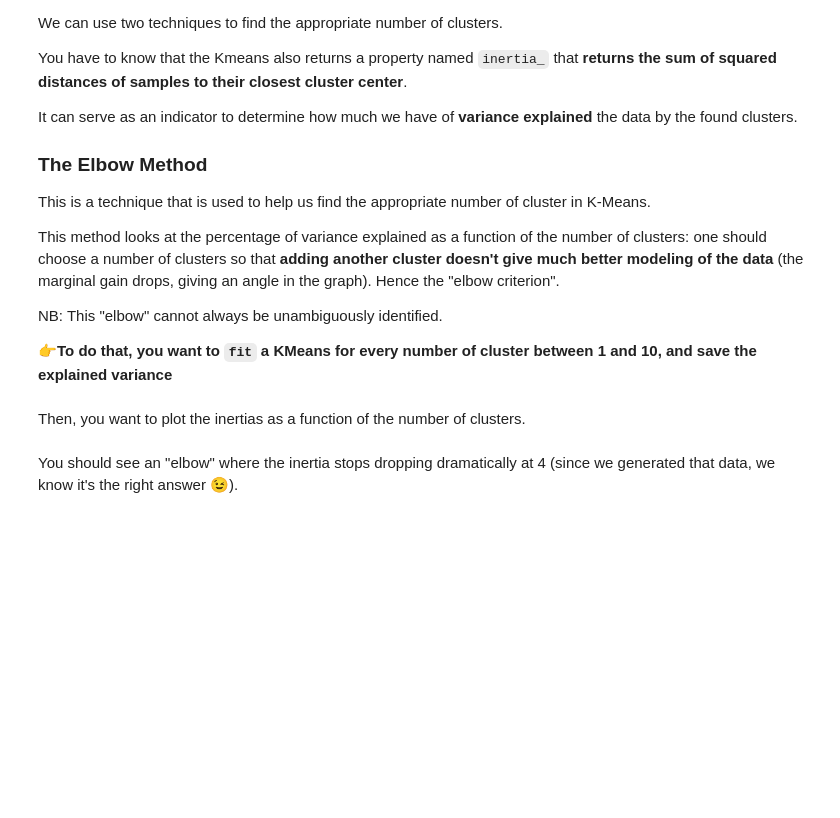
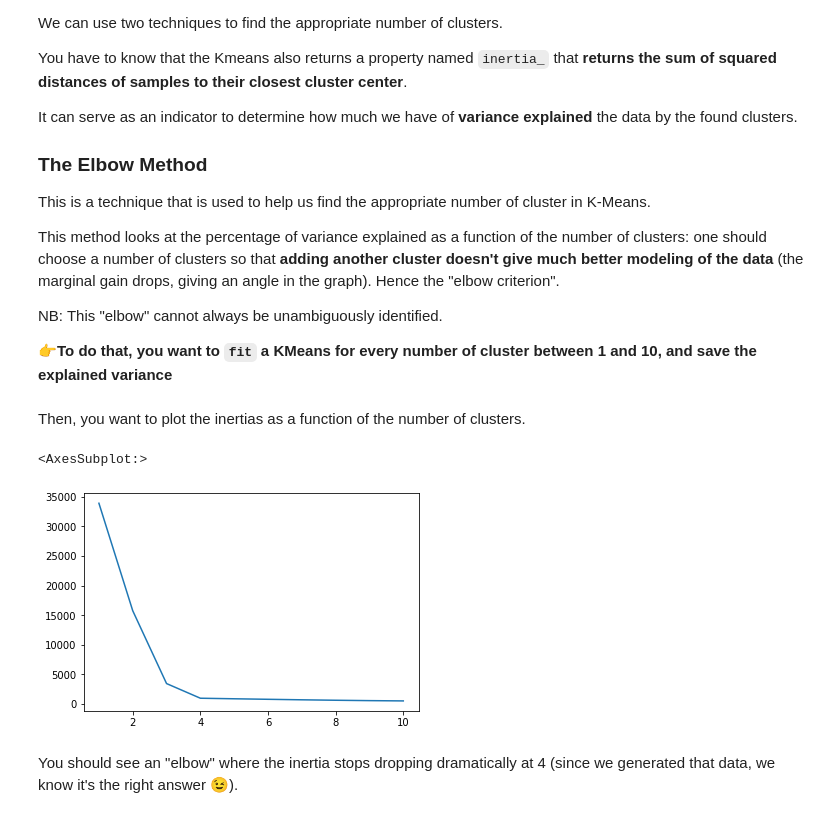
Before and after one commit to moe221/data-challenges-moe, a Jupyter notebook: 05-ML/06-Unsupervised-Learning/01-Image-Compression/warmup_k_means.ipynb, the cells around one changed output. Drawn from its saved outputs; the diff is of its cells as text; code cells hidden in the pictures; blank space fills up the shorter version.

```diff
--- a/05-ML/06-Unsupervised-Learning/01-Image-Compression/warmup_k_means.ipynb
+++ b/05-ML/06-Unsupervised-Learning/01-Image-Compression/warmup_k_means.ipynb
@@ -160,2 +188,9 @@ NB: This "elbow" cannot always be unambiguously identified.
+# %%
+inertia = []
+
+for k in range(1, 11):
+    model = KMeans(n_clusters=k, random_state=42)
+    model.fit(X)
+    inertia.append(model.inertia_)
 # %% [markdown]
 Then, you want to plot the inertias as a function of the number of clusters.
@@ -164,3 +197,8 @@ Then, you want to plot the inertias as a function of the number of clusters.
+# %%
+sns.lineplot(x=range(1, 11), y= inertia)
+# %% [output]
+<AxesSubplot:>
+[figure, added]
 # %% [markdown]
 You should see an "elbow" where the inertia stops dropping dramatically at 4 (since we generated that data, we know it's the right answer 😉).
 # %% [markdown]
```
Also changed, not shown: parts of 7 cells of this notebook.
